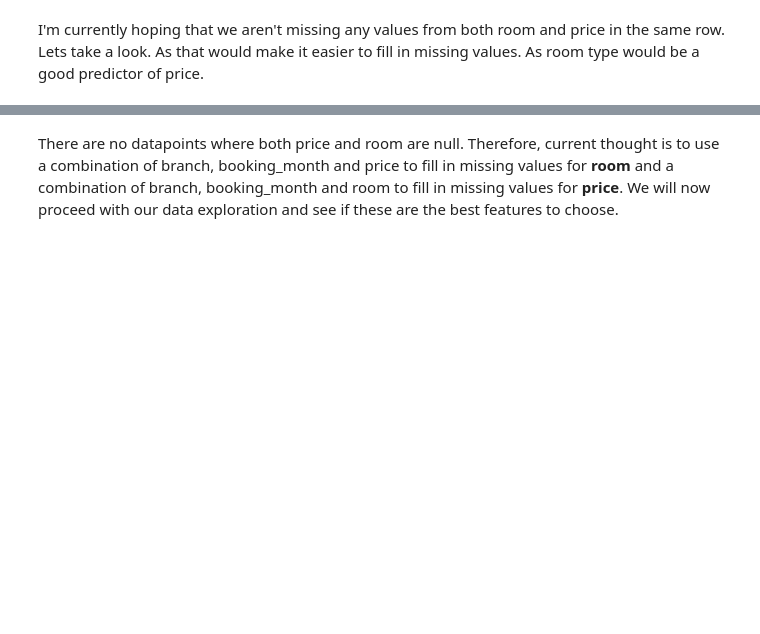
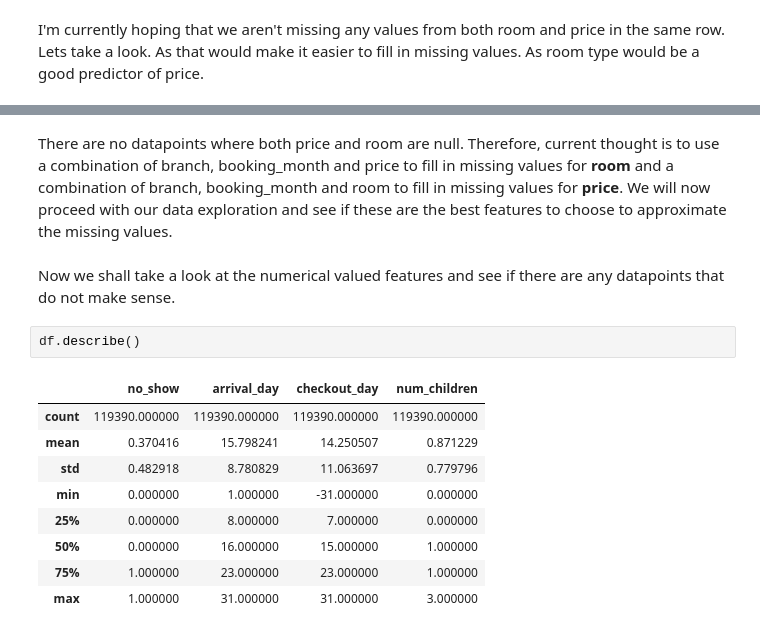
Before and after one commit to Anglesofdeath/no_show-data-science-project, a Jupyter notebook: eda.ipynb, the cells around one changed output, grey strips where cells are left out. Cells and saved outputs as stored; diff of their text form; blank space fills up the shorter version.

Commit message:
numerical feature analysis - missing price

```diff
--- a/eda.ipynb
+++ b/eda.ipynb
@@ -114,4 +115,18 @@ df[df['price'].isna()&df['room'].isna()]
 # %% [output]
 |  | no_show | branch | booking_month | arrival_month | arrival_day | checkout_month | checkout_day | country | ... |
 # %% [markdown]
-There are no datapoints where both price and room are null. Therefore, current thought is to use a combination of branch, booking_month and price to fill in missing values for **room** and a combination of branch, booking_month and room to fill in missing values for **price**. We will now proceed with our data exploration and see if these are the best features to choose.
+There are no datapoints where both price and room are null. Therefore, current thought is to use a combination of branch, booking_month and price to fill in missing values for **room** and a combination of branch, booking_month and room to fill in missing values for **price**. We will now proceed with our data exploration and see if these are the best features to choose to approximate the missing values.
+# %% [markdown]
+Now we shall take a look at the numerical valued features and see if there are any datapoints that do not make sense.
+# %%
+df.describe()
+# %% [output]
+|  | no_show | arrival_day | checkout_day | num_children |
+| count | 119390.000000 | 119390.000000 | 119390.000000 | 119390.000000 |
+| mean | 0.370416 | 15.798241 | 14.250507 | 0.871229 |
+| std | 0.482918 | 8.780829 | 11.063697 | 0.779796 |
+| min | 0.000000 | 1.000000 | -31.000000 | 0.000000 |
+| 25% | 0.000000 | 8.000000 | 7.000000 | 0.000000 |
+| 50% | 0.000000 | 16.000000 | 15.000000 | 1.000000 |
+| 75% | 1.000000 | 23.000000 | 23.000000 | 1.000000 |
+| max | 1.000000 | 31.000000 | 31.000000 | 3.000000 |
```
Also changed, not shown: parts of 20 cells of this notebook.
